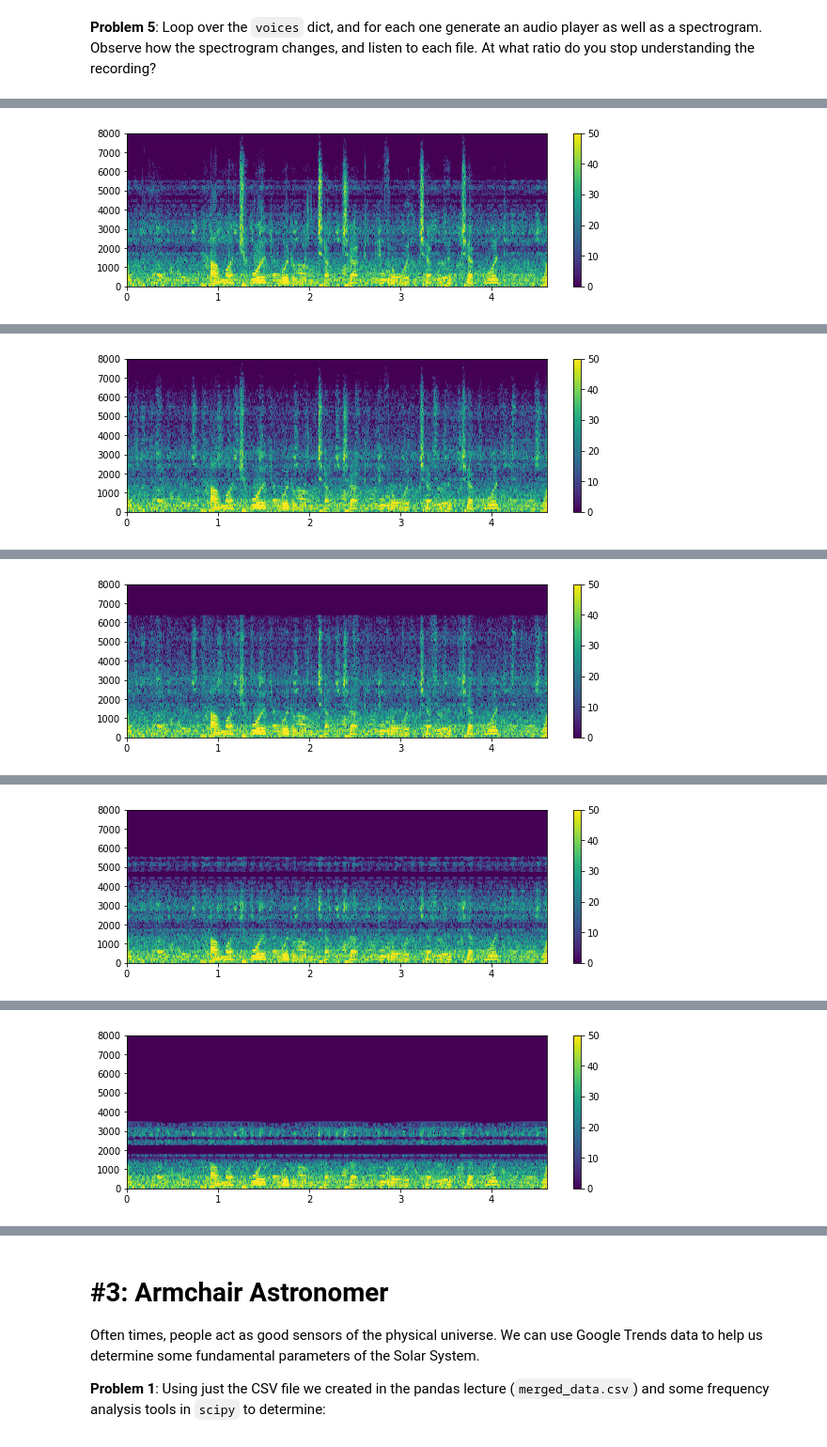
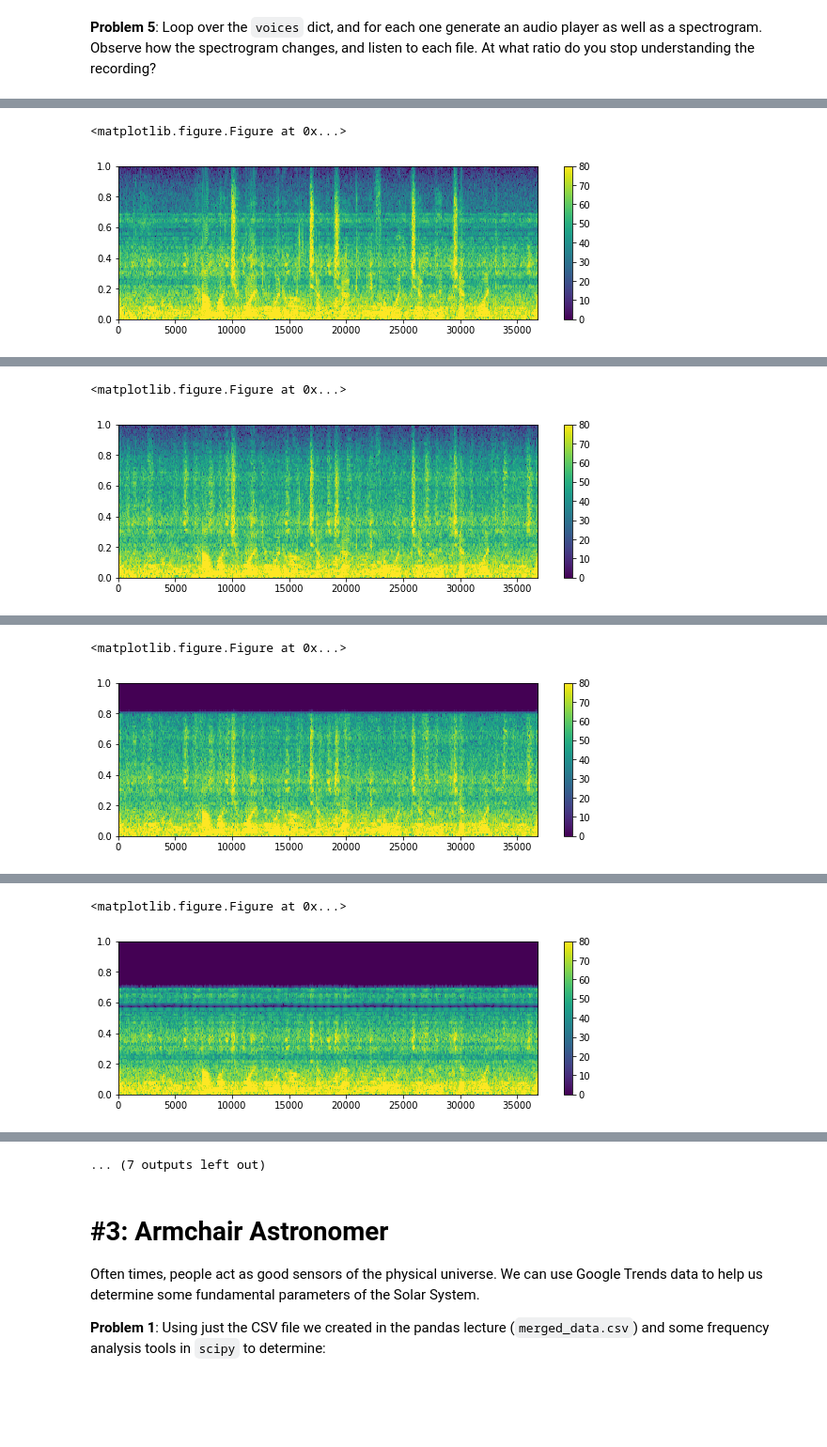
Before and after one commit to carinacheng/python-ay250-homework, a Jupyter notebook: hw1/hw_1_assignment.ipynb, the cells around one changed output, grey strips where cells are left out. Shown at 94% size. Saved outputs shown, nothing was run; the diff lists cells and outputs as text; code cells hidden in the pictures; blank space fills up the shorter version.

Commit message:
fixed specgram plotting

```diff
--- a/hw1/hw_1_assignment.ipynb
+++ b/hw1/hw_1_assignment.ipynb
@@ -232,7 +232,7 @@ Your browser does not support the Audio element; you can play
 # %% [markdown]
 We also define a convenience wrapper around `plt.specgram`, [matplotlib's spectrogram function](http://matplotlib.org/api/mlab_api.html#matplotlib.mlab.specgram), with a colorbar and control over the color limits displayed. This will make it easier to compare across different signals with the same colors for all inputs.
 # %%
-def specgram_cbar(x, title=None, clim=(0, 80) ):
+def specgram_cbar(x, title=None, clim=(0, 80), Fs=2):
     """Plot spectrogram with a colorbar and range normalization.
 
     Call matplotlib's specgram function, with a custom figure size,
@@ -251,7 +251,7 @@ def specgram_cbar(x, title=None, clim=(0, 80) ):
       Range for the color limits plotted in the spectrogram.
     """
     f = plt.figure(figsize=(10,3))
-    plt.specgram(x)
+    plt.specgram(x, Fs=2)
     plt.colorbar()
     plt.clim(*clim)
     if title is not None:
@@ -381,20 +381,24 @@ for ratio in [0.1,0.5,0.75,0.9,0.95,0.99]:
 # %%
 for key in voices:
     Audio(voices[key][1])
-    #specgram_cbar(voices[key][0]) # specgram_cbar function errors
     plt.figure(figsize=(10,3))
-    plt.specgram(voices[key][0], Fs=rate)
-    plt.colorbar()
-    plt.clim(0,50)
+    specgram_cbar(voices[key][0]) # specgram_cbar function errors
+    #plt.specgram(voices[key][0], Fs=rate)
+    #plt.colorbar()
+    #plt.clim(0,50)
     plt.show()
 
 print("Can't hear the recording anymore at ratio = 0.99")
 # %% [output]
 [interactive output not drawn]
+<matplotlib.figure.Figure at 0x...>
-[figure, old version]
+[figure, new version]
 [interactive output not drawn]
+<matplotlib.figure.Figure at 0x...>
-[figure, old version]
+[figure, new version]
 [interactive output not drawn]
+<matplotlib.figure.Figure at 0x...>
-[figure, old version]
+[figure, new version]
 [interactive output not drawn]
+<matplotlib.figure.Figure at 0x...>
-[figure, old version]
+[figure, new version]
@@ -402 +404,0 @@ print("Can't hear the recording anymore at ratio = 0.99")
-[figure, removed]
@@ -406,3 +405,4 @@ Can't hear the recording anymore at ratio = 0.99
+... (7 outputs left out)
 # %% [markdown]
 # #3: Armchair Astronomer
 
```
Also changed, not shown: parts of 2 cells of this notebook.
